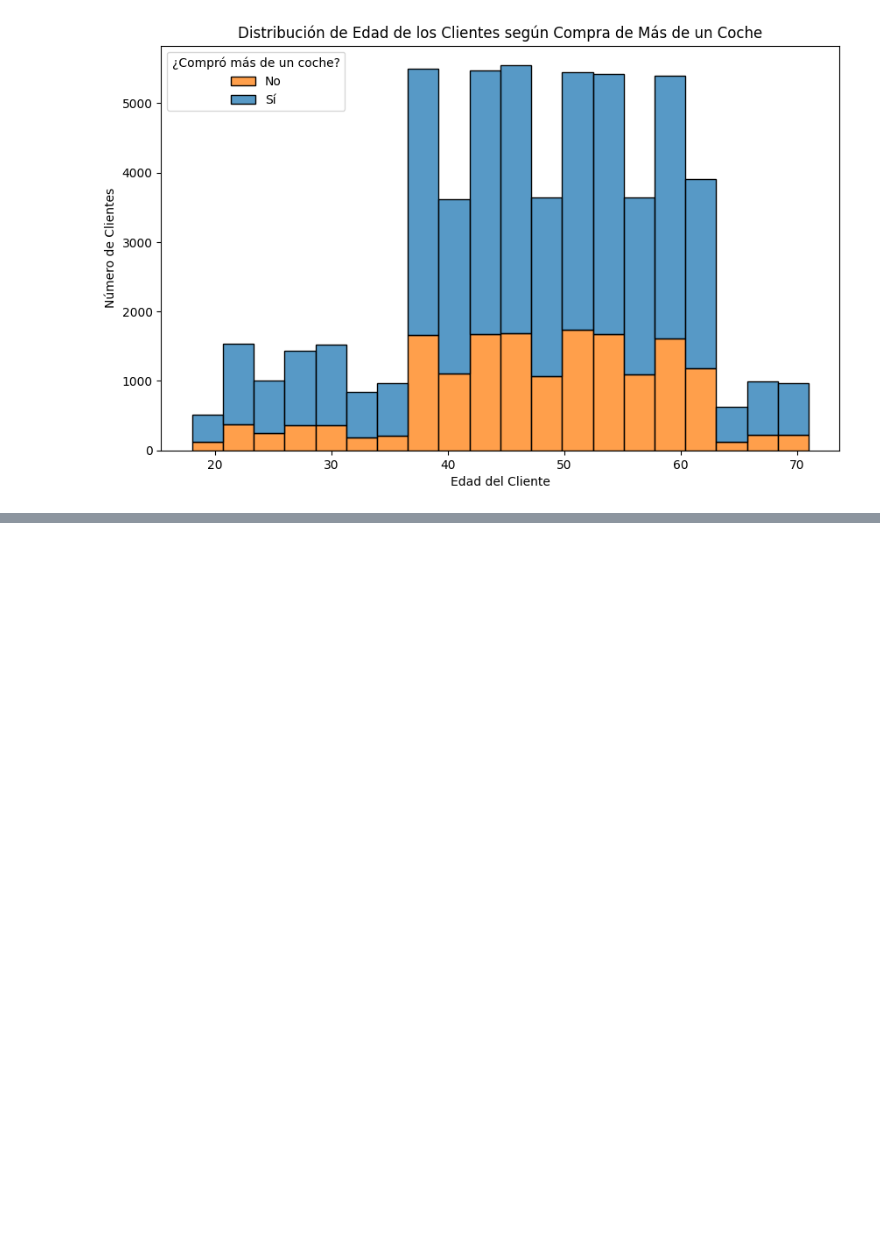
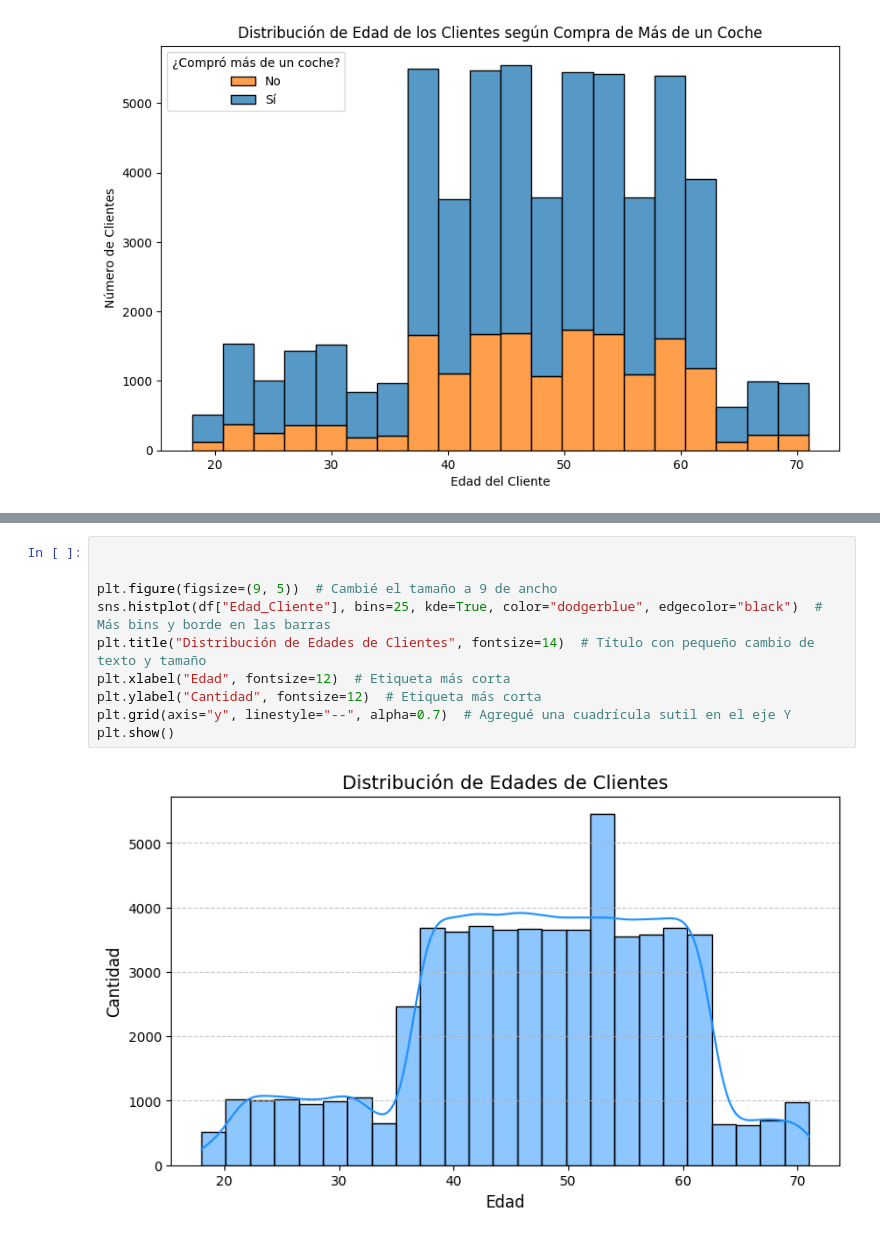
Before and after one commit to luciacantos/propensity_train, a Jupyter notebook: notebooks/01-eda_analysis.ipynb, the cells around one changed output, grey strips where cells are left out. Drawn from its saved outputs; the diff is of its cells as text; blank space fills up the shorter version.

```diff
--- a/notebooks/01-eda_analysis.ipynb
+++ b/notebooks/01-eda_analysis.ipynb
@@ -207,0 +231,12 @@ plt.show()
+# %%
+
+
+plt.figure(figsize=(9, 5))  # Cambié el tamaño a 9 de ancho
+sns.histplot(df["Edad_Cliente"], bins=25, kde=True, color="dodgerblue", edgecolor="black")  # Más bins y borde en las barras
+plt.title("Distribución de Edades de Clientes", fontsize=14)  # Título con pequeño cambio de texto y tamaño
+plt.xlabel("Edad", fontsize=12)  # Etiqueta más corta
+plt.ylabel("Cantidad", fontsize=12)  # Etiqueta más corta
+plt.grid(axis="y", linestyle="--", alpha=0.7)  # Agregué una cuadrícula sutil en el eje Y
+plt.show()
+# %% [output]
+[figure, added]
```
Also changed, not shown: parts of 5 cells of this notebook, 3 other files.
